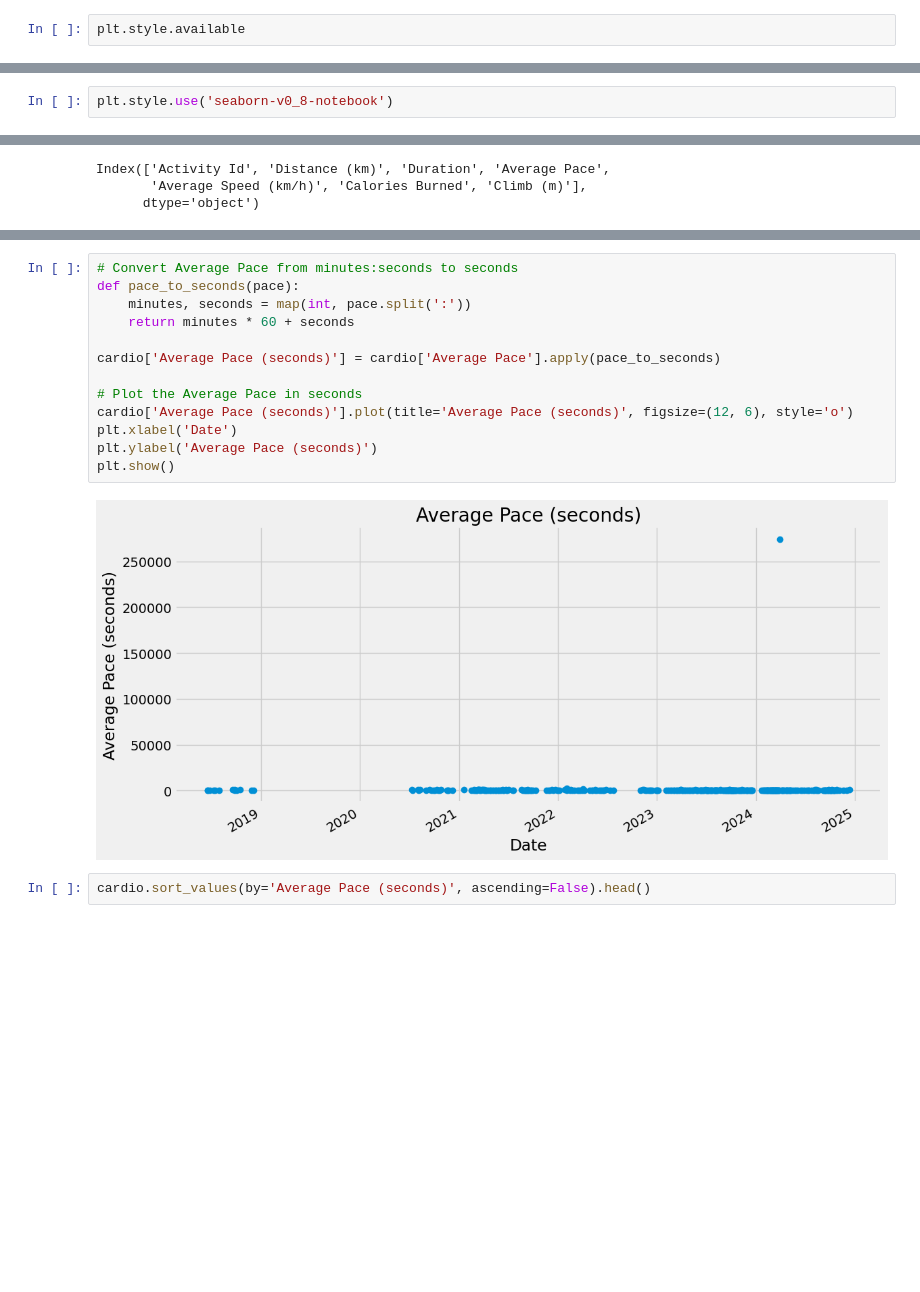
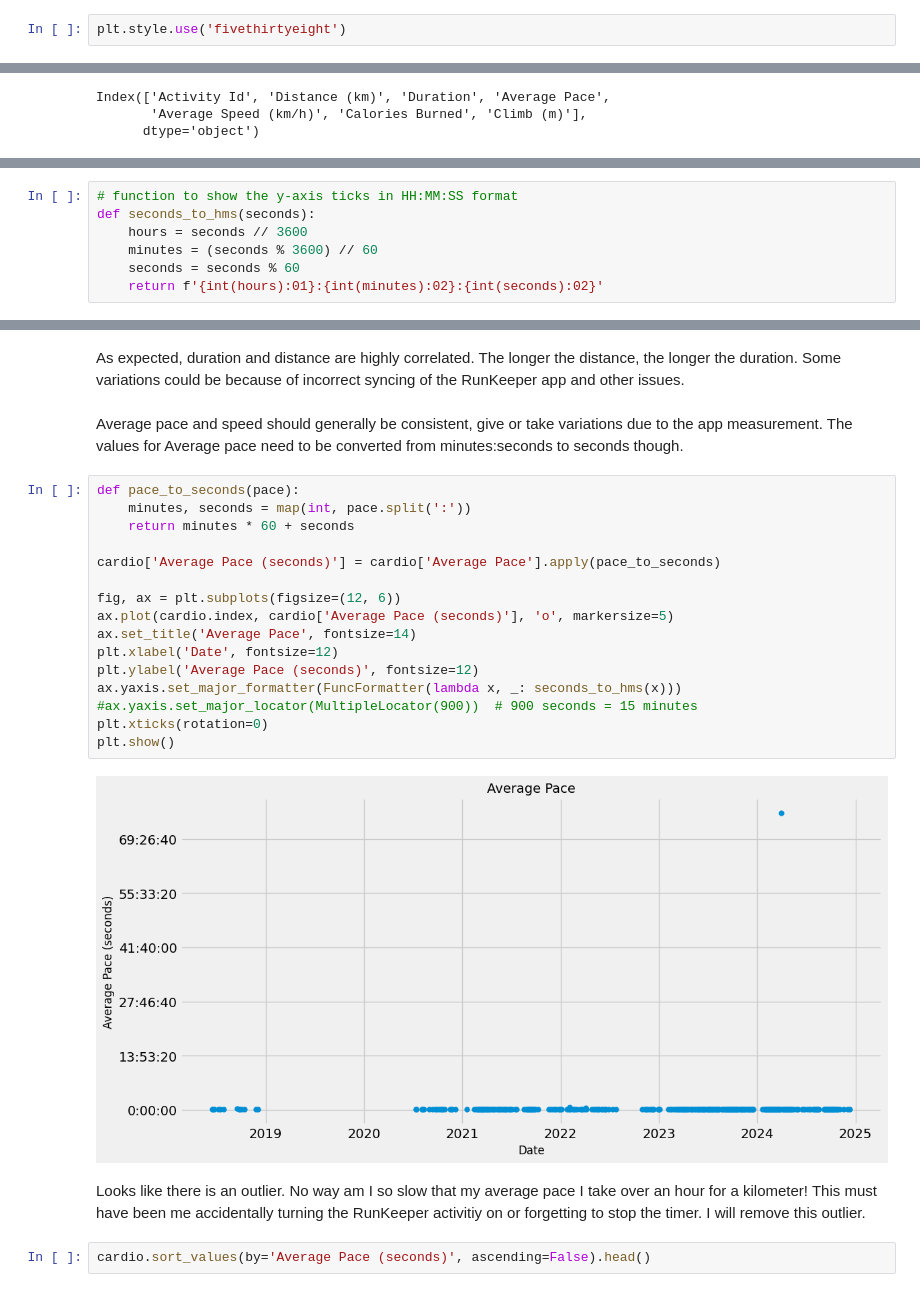
Before and after one commit to surajkarak/runkeeper_data_analysis, a Jupyter notebook: runkeeper_data.ipynb, the cells around one changed output, grey strips where cells are left out. Drawn from its saved outputs; the diff is of its cells as text; blank space fills up the shorter version.

```diff
--- a/runkeeper_data.ipynb
+++ b/runkeeper_data.ipynb
@@ -126,4 +126,4 @@ Convert date to datetime and set to index for plotting.
 cardio['Date'] = pd.to_datetime(cardio['Date'])
 cardio.set_index('Date', inplace=True)
 # %%
-plt.style.available
+plt.style.use('fivethirtyeight')
@@ -148,2 +129,0 @@ plt.style.available
-# %%
-plt.style.use('seaborn-v0_8-notebook')
@@ -184,0 +171,7 @@ plt.show()
+# %%
+# function to show the y-axis ticks in HH:MM:SS format
+def seconds_to_hms(seconds):
+    hours = seconds // 3600
+    minutes = (seconds % 3600) // 60
+    seconds = seconds % 60
+    return f'{int(hours):01}:{int(minutes):02}:{int(seconds):02}'
@@ -185,18 +193,27 @@ plt.show()
+# %% [markdown]
+As expected, duration and distance are highly correlated. The longer the distance, the longer the duration. Some variations could be because of incorrect syncing of the RunKeeper app and other issues.
+# %% [markdown]
+Average pace and speed should generally be consistent, give or take variations due to the app measurement. The values for Average pace need to be converted from minutes:seconds to seconds though.
 # %%
-# Convert Average Pace from minutes:seconds to seconds
 def pace_to_seconds(pace):
     minutes, seconds = map(int, pace.split(':'))
     return minutes * 60 + seconds
 
 cardio['Average Pace (seconds)'] = cardio['Average Pace'].apply(pace_to_seconds)
 
-# Plot the Average Pace in seconds
-cardio['Average Pace (seconds)'].plot(title='Average Pace (seconds)', figsize=(12, 6), style='o')
-plt.xlabel('Date')
-plt.ylabel('Average Pace (seconds)')
+fig, ax = plt.subplots(figsize=(12, 6))
+ax.plot(cardio.index, cardio['Average Pace (seconds)'], 'o', markersize=5)
+ax.set_title('Average Pace', fontsize=14)
+plt.xlabel('Date', fontsize=12)
+plt.ylabel('Average Pace (seconds)', fontsize=12)
+ax.yaxis.set_major_formatter(FuncFormatter(lambda x, _: seconds_to_hms(x)))
+#ax.yaxis.set_major_locator(MultipleLocator(900))  # 900 seconds = 15 minutes
+plt.xticks(rotation=0)
 plt.show()
 # %% [output]
-[figure, old version]
+[figure, new version]
+# %% [markdown]
+Looks like there is an outlier. No way am I so slow that my average pace I take over an hour for a kilometer! This must have been me accidentally turning the RunKeeper activitiy on or forgetting to stop the timer. I will remove this outlier.
 # %%
 cardio.sort_values(by='Average Pace (seconds)', ascending=False).head()
 # %% [output]
```
Also changed, not shown: parts of 27 cells of this notebook.
